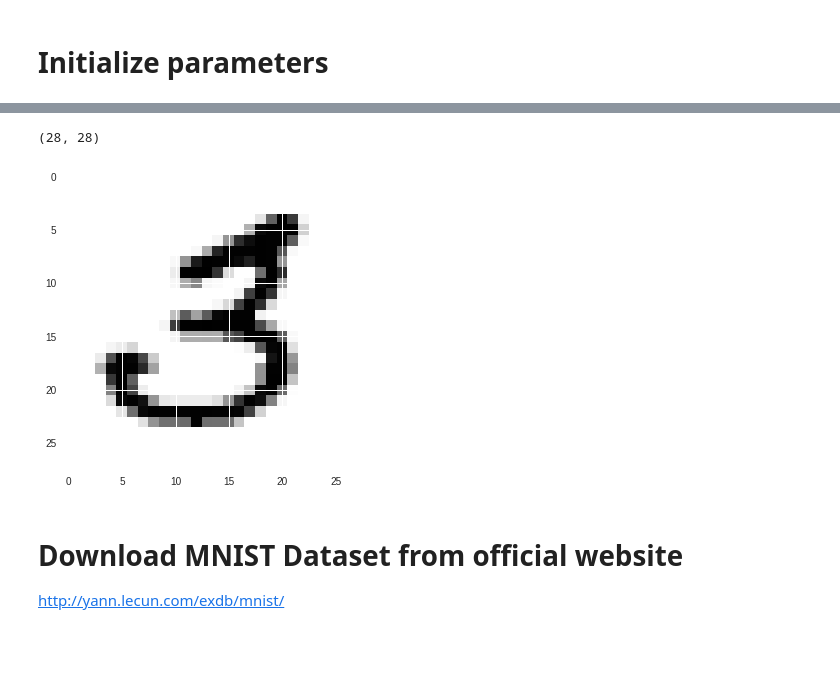
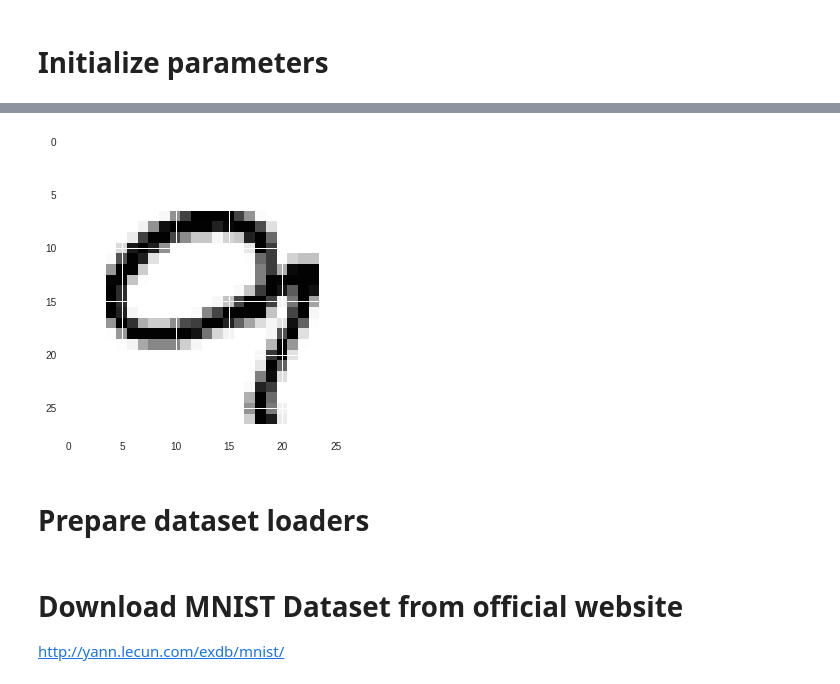
Before and after one commit to byebye/MNIST, a Jupyter notebook: MNIST.ipynb, the cells around one changed output, grey strips where cells are left out. Saved outputs shown, nothing was run; the diff lists cells and outputs as text; code cells hidden in the pictures; blank space fills up the shorter version.

```diff
--- a/MNIST.ipynb
+++ b/MNIST.ipynb
@@ -102,8 +124,9 @@ X_train, X_validation, Y_train, Y_validation = train_test_split(X, Y,
 # %%
-g = plt.imshow(X_train[0][0,:,:])
+g = plt.imshow(X_train[2][0,:,:])
 # %% [output]
-(28, 28)
-[figure, old version]
+[figure, new version]
+# %% [markdown]
+# Prepare dataset loaders
 # %%
 from torch.utils.data import DataLoader
 from torch.utils.data.dataset import Dataset
```
Also changed, not shown: parts of 30 cells of this notebook.
